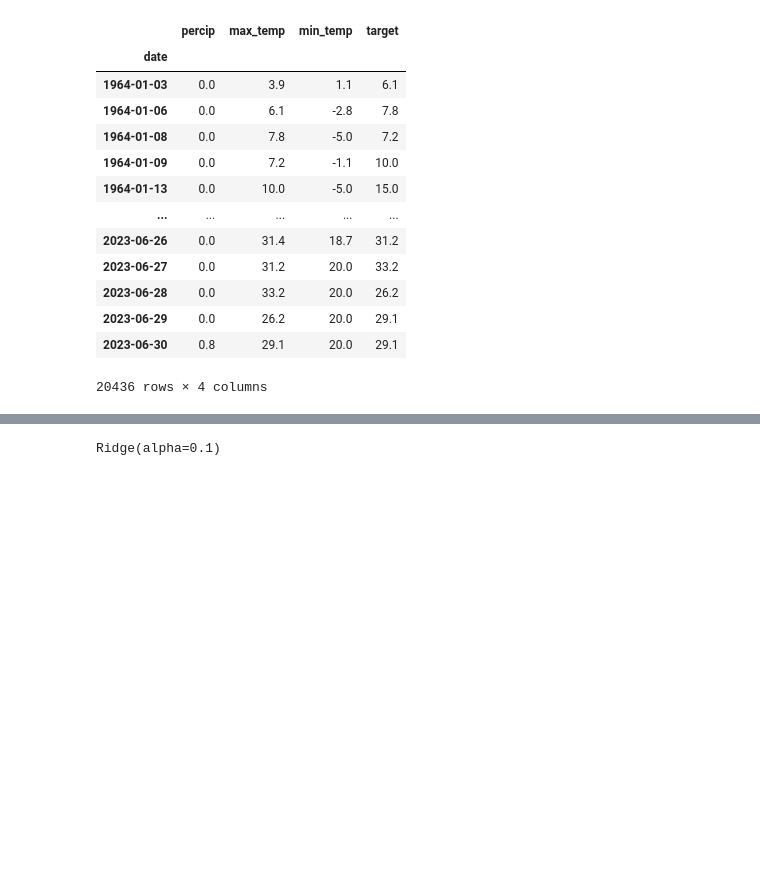
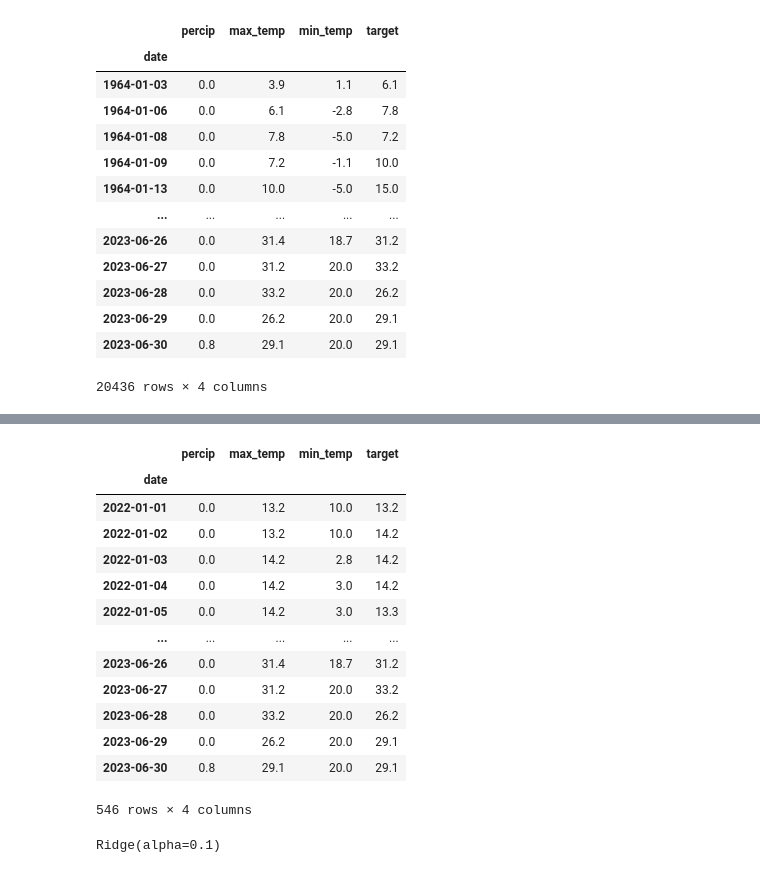
Before and after one commit to congiants/Temperature_Predictor, a Jupyter notebook: temprature_predictor.ipynb, the cells around one changed output, grey strips where cells are left out. Cells and saved outputs as stored; diff of their text form; code cells hidden in the pictures; blank space fills up the shorter version.

```diff
--- a/temprature_predictor.ipynb
+++ b/temprature_predictor.ipynb
@@ -294,6 +315,22 @@ train = core_weather.loc[:"2021-12-31"]
 # %%
 #Since future predictions depends of past data, test must be later than train
 test = core_weather.loc["2022-01-01":]
+test
+# %% [output]
+|  | percip | max_temp | min_temp | target |
+| date |  |  |  |  |
+| 2022-01-01 | 0.0 | 13.2 | 10.0 | 13.2 |
+| 2022-01-02 | 0.0 | 13.2 | 10.0 | 14.2 |
+| 2022-01-03 | 0.0 | 14.2 | 2.8 | 14.2 |
+| 2022-01-04 | 0.0 | 14.2 | 3.0 | 14.2 |
+| 2022-01-05 | 0.0 | 14.2 | 3.0 | 13.3 |
+| ... | ... | ... | ... | ... |
+| 2023-06-26 | 0.0 | 31.4 | 18.7 | 31.2 |
+| 2023-06-27 | 0.0 | 31.2 | 20.0 | 33.2 |
+| 2023-06-28 | 0.0 | 33.2 | 20.0 | 26.2 |
+| 2023-06-29 | 0.0 | 26.2 | 20.0 | 29.1 |
+| 2023-06-30 | 0.8 | 29.1 | 20.0 | 29.1 |
+546 rows × 4 columns
 # %%
 reg.fit(train[predictors], train["target"])
 # %% [output]
```
Also changed, not shown: parts of 4 cells of this notebook.
